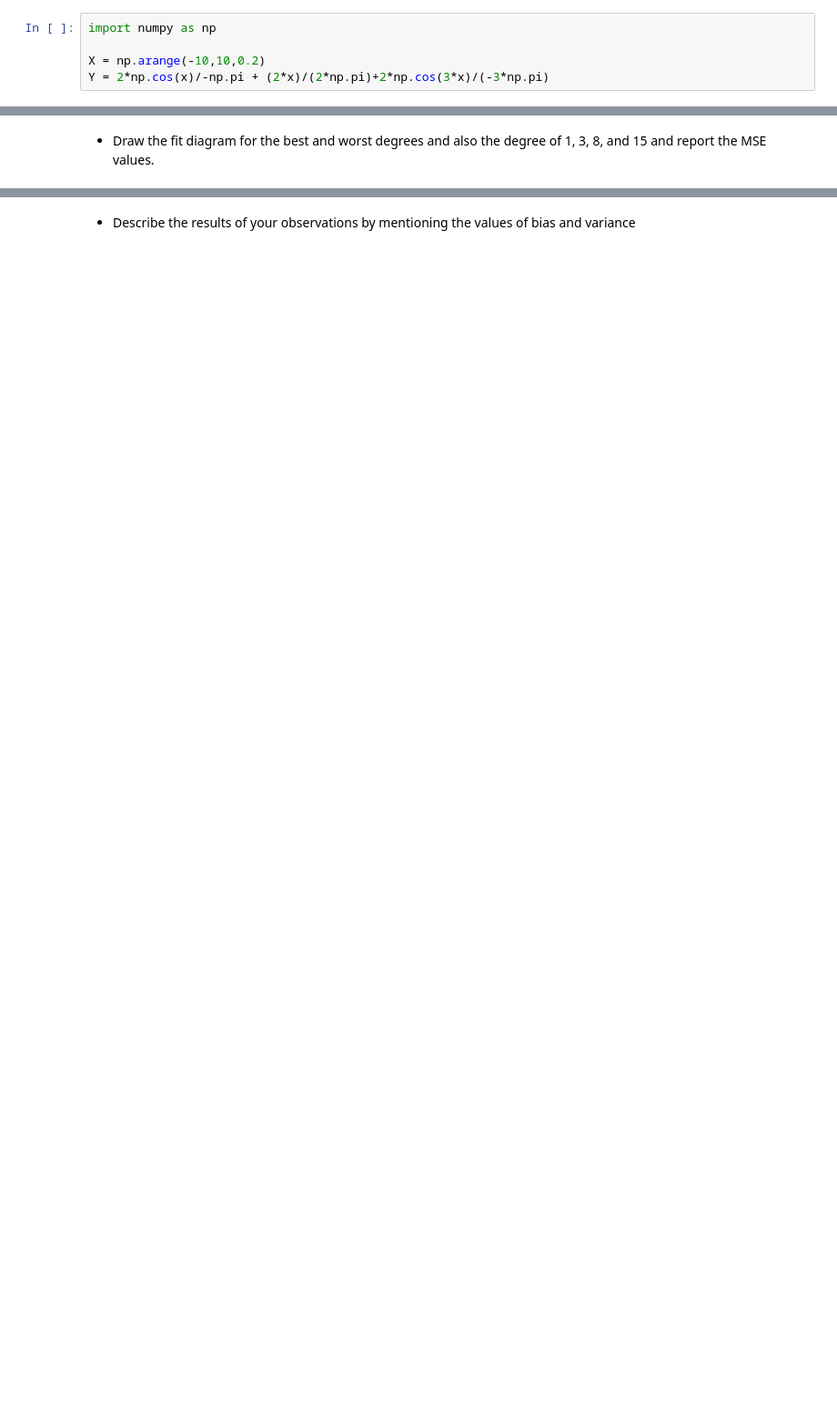
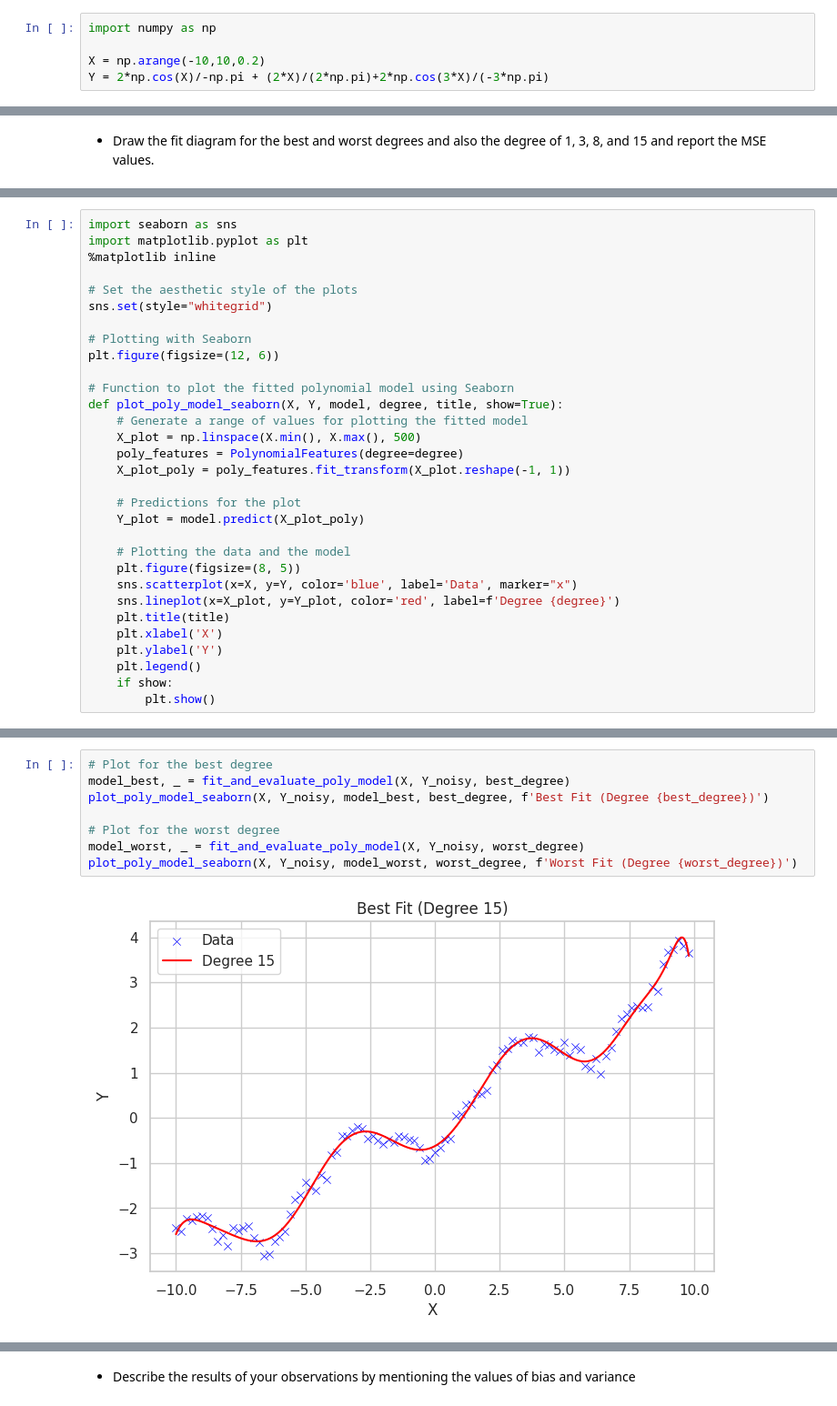
Before and after one commit to peyman886/Machine_Learning, a Jupyter notebook: Bahrak 1402-1/HomeWork/HW03/Machine_Learning_HW03.ipynb, the cells around one changed output, grey strips where cells are left out. Shown at 91% size. Cells and saved outputs as stored; diff of their text form; blank space fills up the shorter version.

```diff
--- a/Bahrak 1402-1/HomeWork/HW03/Machine_Learning_HW03.ipynb
+++ b/Bahrak 1402-1/HomeWork/HW03/Machine_Learning_HW03.ipynb
@@ -81,6 +243,6 @@ First, generate the relevant data using the following codes.
 import numpy as np
 
 X = np.arange(-10,10,0.2)
-Y = 2*np.cos(x)/-np.pi + (2*x)/(2*np.pi)+2*np.cos(3*x)/(-3*np.pi)
+Y = 2*np.cos(X)/-np.pi + (2*X)/(2*np.pi)+2*np.cos(3*X)/(-3*np.pi)
 # %% [markdown]
 Now, add white Gaussian noise to the data with an impact factor of $0.1$. Try to fit a function of degree 1 to 15 to the data.
@@ -98,0 +310,31 @@ std = 1
+# %%
+import seaborn as sns
+import matplotlib.pyplot as plt
+%matplotlib inline
+
+# Set the aesthetic style of the plots
+sns.set(style="whitegrid")
+
+# Plotting with Seaborn
+plt.figure(figsize=(12, 6))
+
+# Function to plot the fitted polynomial model using Seaborn
+def plot_poly_model_seaborn(X, Y, model, degree, title, show=True):
+    # Generate a range of values for plotting the fitted model
+    X_plot = np.linspace(X.min(), X.max(), 500)
+    poly_features = PolynomialFeatures(degree=degree)
+    X_plot_poly = poly_features.fit_transform(X_plot.reshape(-1, 1))
+
+    # Predictions for the plot
+    Y_plot = model.predict(X_plot_poly)
+
+    # Plotting the data and the model
+    plt.figure(figsize=(8, 5))
+    sns.scatterplot(x=X, y=Y, color='blue', label='Data', marker="x")
+    sns.lineplot(x=X_plot, y=Y_plot, color='red', label=f'Degree {degree}')
+    plt.title(title)
+    plt.xlabel('X')
+    plt.ylabel('Y')
+    plt.legend()
+    if show:
+        plt.show()
@@ -98,0 +343,10 @@ std = 1
+# %%
+# Plot for the best degree
+model_best, _ = fit_and_evaluate_poly_model(X, Y_noisy, best_degree)
+plot_poly_model_seaborn(X, Y_noisy, model_best, best_degree, f'Best Fit (Degree {best_degree})')
+
+# Plot for the worst degree
+model_worst, _ = fit_and_evaluate_poly_model(X, Y_noisy, worst_degree)
+plot_poly_model_seaborn(X, Y_noisy, model_worst, worst_degree, f'Worst Fit (Degree {worst_degree})')
+# %% [output]
+[figure, added]
```
Also changed, not shown: parts of 25 cells of this notebook.
